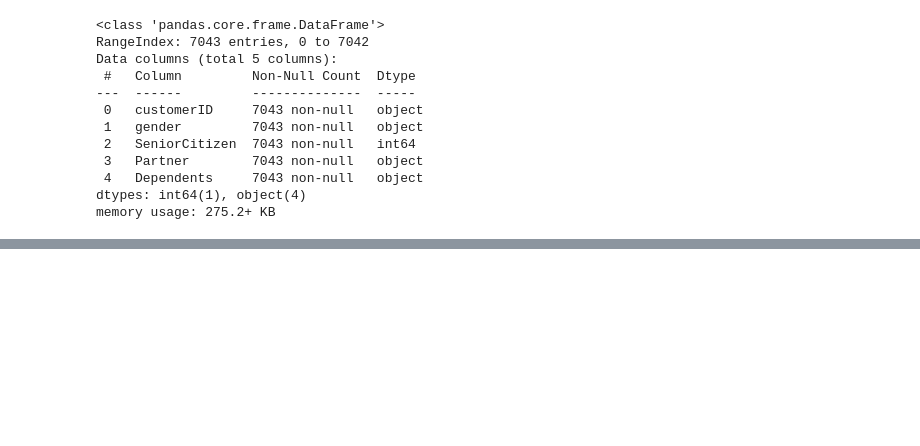
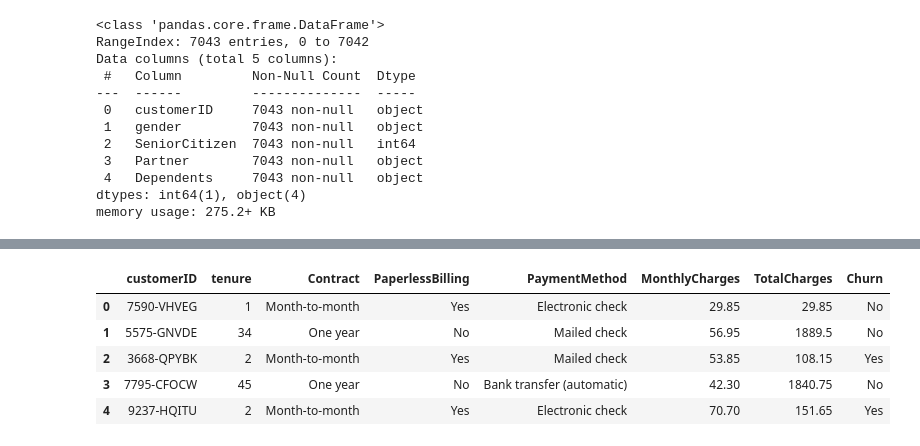
Before and after one commit to EuFontoura/EDAestudos, a Jupyter notebook: eda_churn.ipynb, the cells around one changed output, grey strips where cells are left out. Drawn from its saved outputs; the diff is of its cells as text; code cells hidden in the pictures; blank space fills up the shorter version.

```diff
--- a/eda_churn.ipynb
+++ b/eda_churn.ipynb
@@ -43,0 +88,13 @@ memory usage: 275.2+ KB
+# %%
+# Carregar DataFrames de Contratos(Constracts)
+df_contracts = pd.read_csv('./datasets/churn_contracts.csv')
+# %%
+# Mostrar 5 primeiros registro do DataFrame
+df_contracts.head(5)
+# %% [output]
+|  | customerID | tenure | Contract | PaperlessBilling | PaymentMethod | MonthlyCharges | TotalCharges | Churn |
+| 0 | 7590-VHVEG | 1 | Month-to-month | Yes | Electronic check | 29.85 | 29.85 | No |
+| 1 | 5575-GNVDE | 34 | One year | No | Mailed check | 56.95 | 1889.5 | No |
+| 2 | 3668-QPYBK | 2 | Month-to-month | Yes | Mailed check | 53.85 | 108.15 | Yes |
+| 3 | 7795-CFOCW | 45 | One year | No | Bank transfer (automatic) | 42.30 | 1840.75 | No |
+| 4 | 9237-HQITU | 2 | Month-to-month | Yes | Electronic check | 70.70 | 151.65 | Yes |
```
Also changed, not shown: parts of 16 cells of this notebook.
